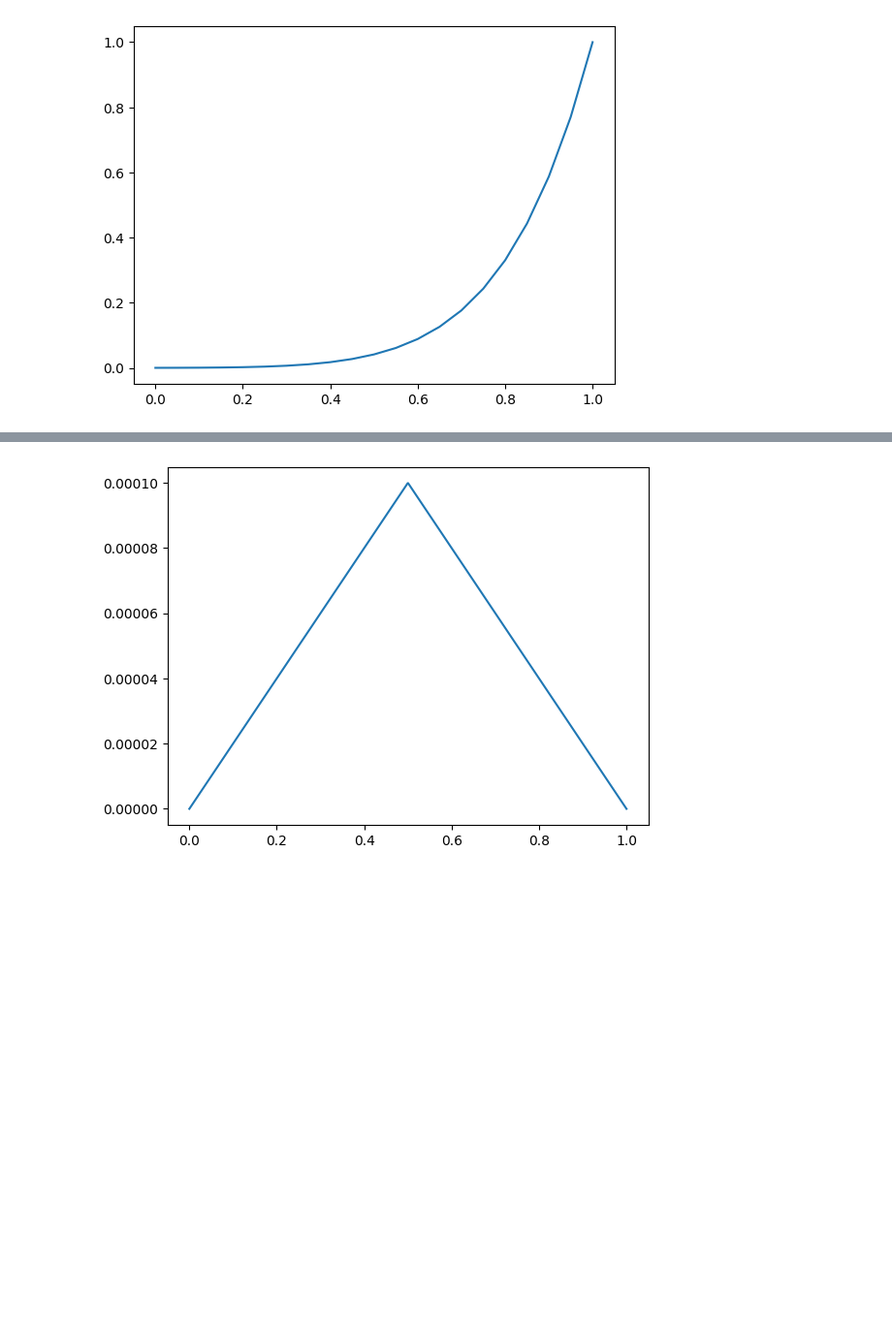
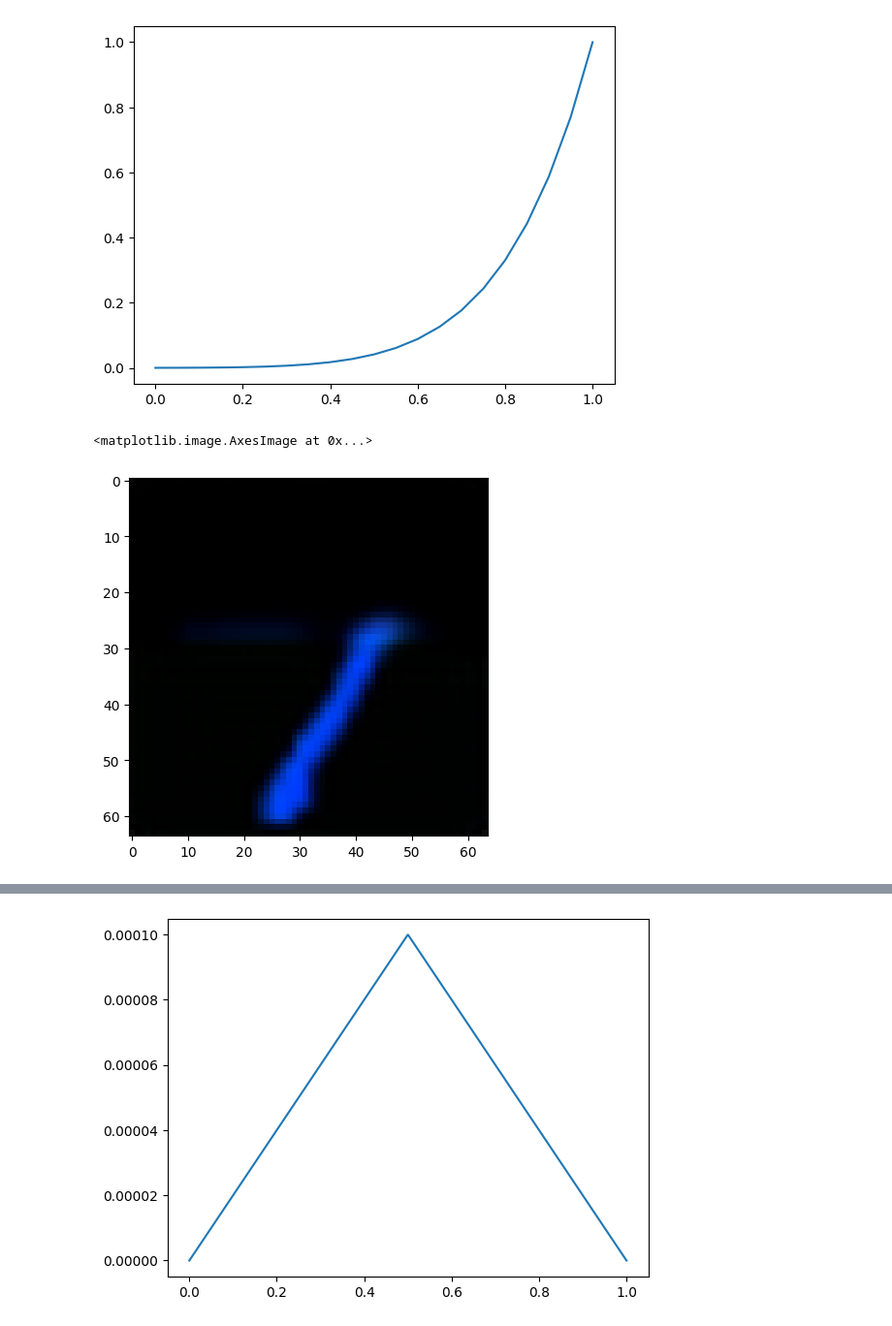
Before and after one commit to kkorolev1/bridge_matching, a Jupyter notebook: experiment.ipynb, the cells around one changed output, grey strips where cells are left out. Shown at 97% size. Cells and saved outputs as stored; diff of their text form; code cells hidden in the pictures; blank space fills up the shorter version.

```diff
--- a/experiment.ipynb
+++ b/experiment.ipynb
@@ -151,4 +169,13 @@ plt.plot(torch.linspace(0, 1, 21), get_timesteps_diff(sampling_params, device).c
 # %% [output]
 [<matplotlib.lines.Line2D at 0x...>]
 [figure]
+# %%
+t = 0.1
+x_t = x_orig * t + x_trans * (1 - t)
+x_pred = model(x_t, t * torch.ones(x_t.shape[0]).cuda())
+
+plt.imshow(tensor_to_image(x_pred[0]))
+# %% [output]
+<matplotlib.image.AxesImage at 0x...>
+[figure, added]
 # %%
```
Also changed, not shown: parts of 13 cells of this notebook, 11 other files.
